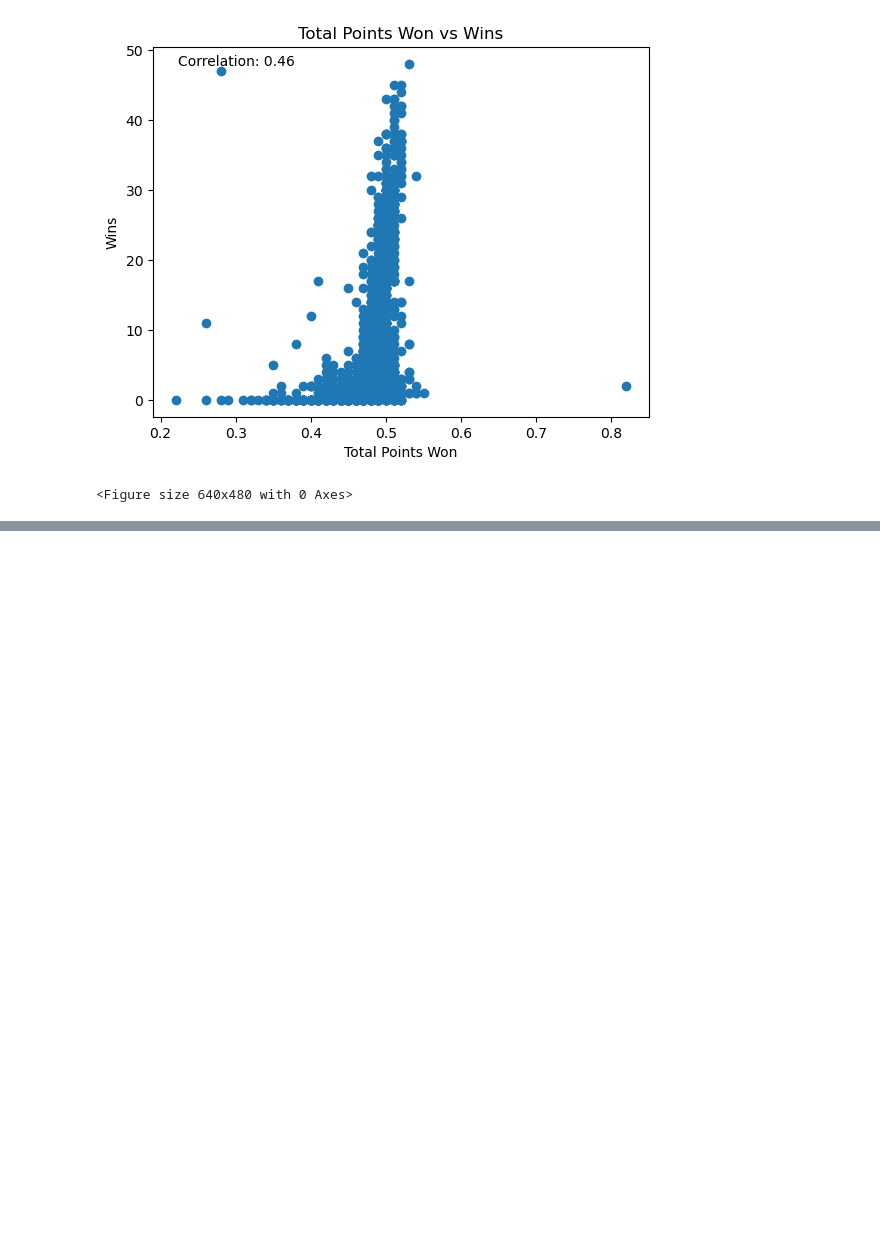
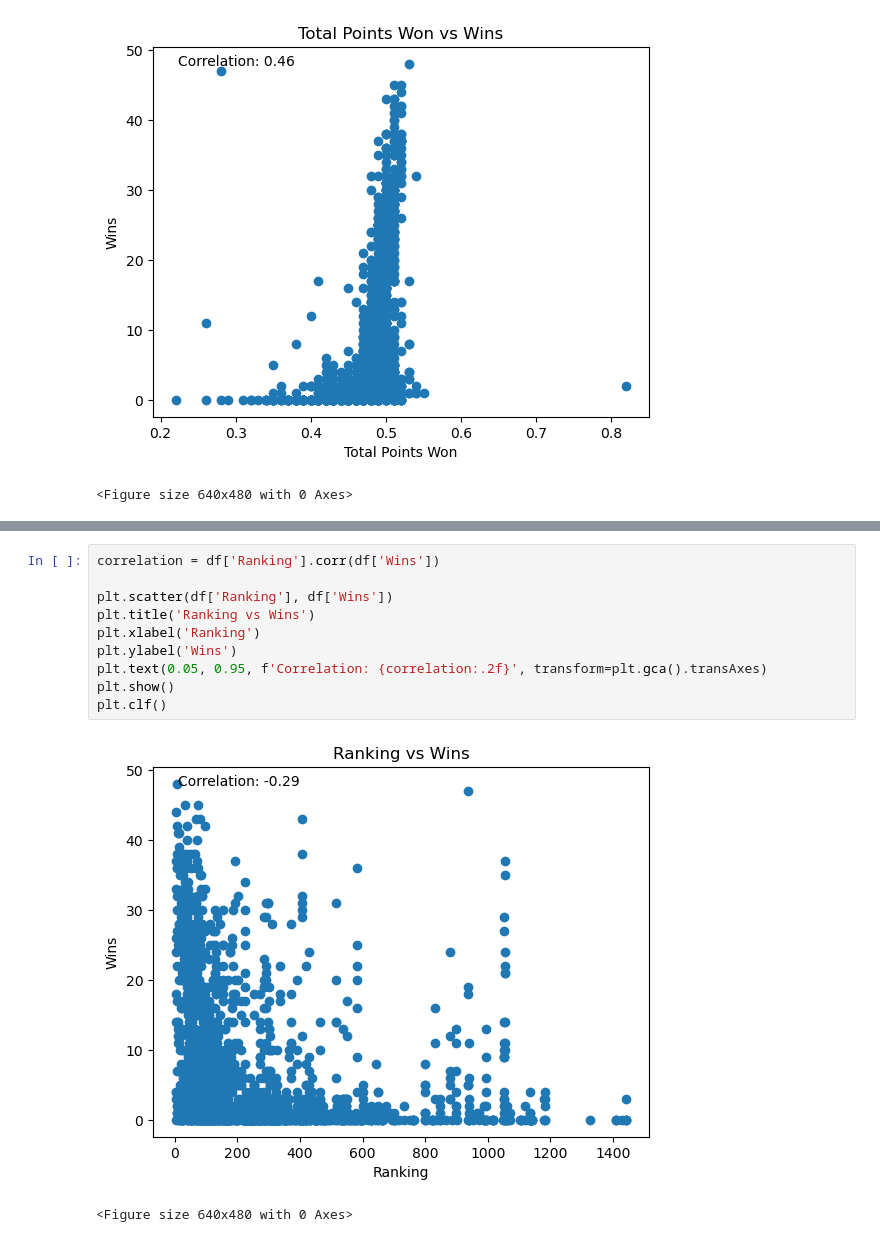
Before and after one commit to ayomidecole/Tennis-Linear-Regression, a Jupyter notebook: tennis_regression.ipynb, the cells around one changed output, grey strips where cells are left out. Drawn from its saved outputs; the diff is of its cells as text; blank space fills up the shorter version.

```diff
--- a/tennis_regression.ipynb
+++ b/tennis_regression.ipynb
@@ -56,0 +97,13 @@ plt.clf()
+# %%
+correlation = df['Ranking'].corr(df['Wins'])
+
+plt.scatter(df['Ranking'], df['Wins'])
+plt.title('Ranking vs Wins')
+plt.xlabel('Ranking')
+plt.ylabel('Wins')
+plt.text(0.05, 0.95, f'Correlation: {correlation:.2f}', transform=plt.gca().transAxes)
+plt.show()
+plt.clf()
+# %% [output]
+[figure, added]
+<Figure size 640x480 with 0 Axes>
```
Also changed, not shown: parts of 6 cells of this notebook, 1 other file.
